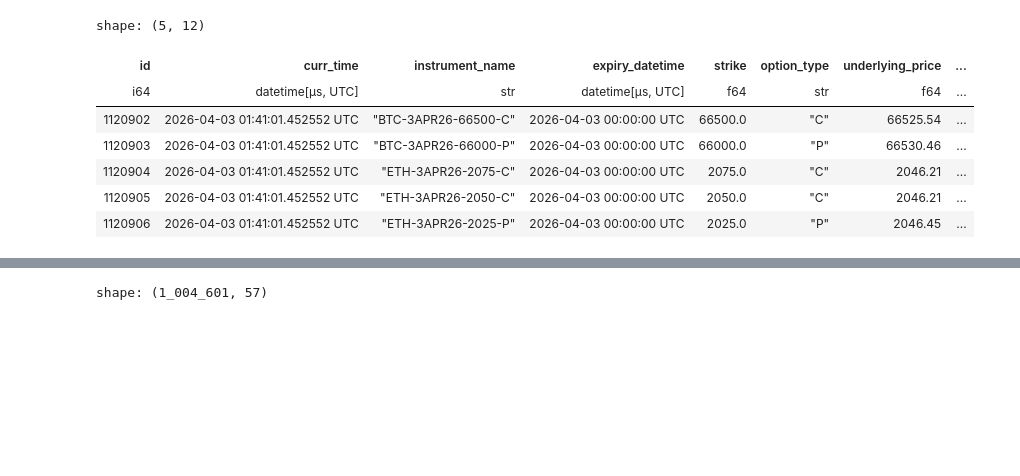
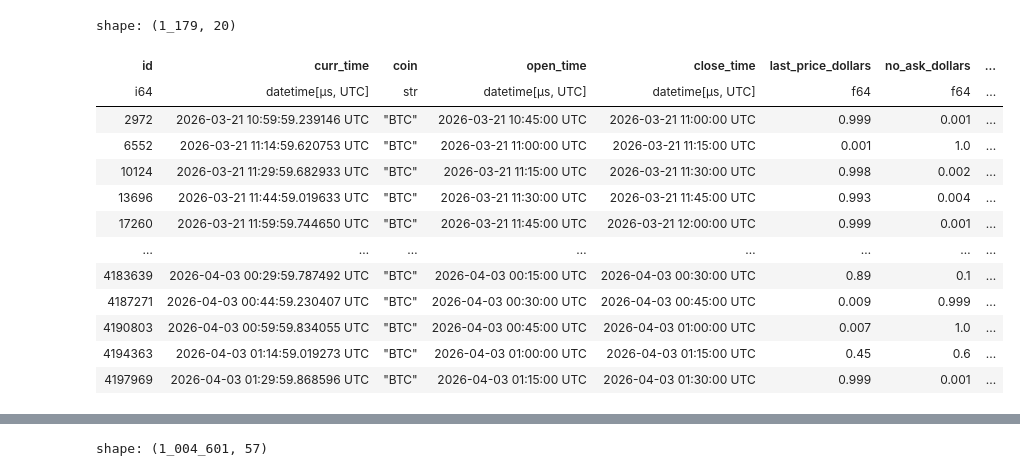
Before and after one commit to erxcshi/crypto_pred_market, a Jupyter notebook: data_gather/cleaning.ipynb, the cells around one changed output, grey strips where cells are left out. Cells and saved outputs as stored; diff of their text form; code cells hidden in the pictures; blank space fills up the shorter version.

```diff
--- a/data_gather/cleaning.ipynb
+++ b/data_gather/cleaning.ipynb
@@ -107,11 +91,0 @@ shape: (1_183, 2)
-# %%
-btc_eth_options.tail()
-# %% [output]
-shape: (5, 12)
-| id | curr_time | instrument_name | expiry_datetime | strike | option_type | underlying_price | ... |
-| i64 | datetime[μs, UTC] | str | datetime[μs, UTC] | f64 | str | f64 | ... |
-| 1120902 | 2026-04-03 01:41:01.452552 UTC | "BTC-3APR26-66500-C" | 2026-04-03 00:00:00 UTC | 66500.0 | "C" | 66525.54 | ... |
-| 1120903 | 2026-04-03 01:41:01.452552 UTC | "BTC-3APR26-66000-P" | 2026-04-03 00:00:00 UTC | 66000.0 | "P" | 66530.46 | ... |
-| 1120904 | 2026-04-03 01:41:01.452552 UTC | "ETH-3APR26-2075-C" | 2026-04-03 00:00:00 UTC | 2075.0 | "C" | 2046.21 | ... |
-| 1120905 | 2026-04-03 01:41:01.452552 UTC | "ETH-3APR26-2050-C" | 2026-04-03 00:00:00 UTC | 2050.0 | "C" | 2046.21 | ... |
-| 1120906 | 2026-04-03 01:41:01.452552 UTC | "ETH-3APR26-2025-P" | 2026-04-03 00:00:00 UTC | 2025.0 | "P" | 2046.45 | ... |
@@ -129,0 +92,60 @@ kalshi = kalshi.filter(pl.col("time_diff_seconds").is_between(0.9, 1.1))
+# %%
+
+
+all_coins_kalshi = all_coins_kalshi.with_columns((pl.col('close_time') - pl.col('curr_time')).dt.total_seconds().alias('time_to_close'))
+all_coins_kalshi = all_coins_kalshi.unique(subset=["coin", "open_time", "close_time", "time_to_close"], keep="first").sort(["coin", "curr_time", "open_time", "close_time"])
+
+btc_kalshi = all_coins_kalshi.filter(pl.col('coin') == 'BTC').filter(pl.col('time_to_close') >= 0)
+btc_kalshi = btc_kalshi.with_columns(
+    pl.col("curr_time").shift(1).over(["coin", "open_time", "close_time"]).alias("prev_time")
+).with_columns(
+    (pl.col("curr_time") - pl.col("prev_time"))
+    .dt.total_seconds()
+    .alias("time_diff_seconds")
+)
+
+btc_kalshi = btc_kalshi.filter(pl.col("time_diff_seconds").is_between(0.9, 1.1))
+# df['time_diff_seconds'].value_counts()
+
+btc_kalshi = btc_kalshi.join_asof(btc_trades[['trade_time', 'price']], left_on='curr_time', right_on='trade_time', strategy='backward')
+# btc_kalshi = btc_kalshi.drop(['trade_time', 'time_diff_seconds', 'prev_time'])
+btc_kalshi = btc_kalshi.with_columns(
+    (pl.col("price") - pl.col("floor_strike")).alias("distance_from_strike")
+)
+
+btc_kalshi = btc_kalshi.with_columns(((pl.col('yes_ask_dollars') + pl.col('yes_bid_dollars'))/2).alias('yes_mid_dollars'))
+
+outcome_map = (
+    btc_kalshi
+    .sort("curr_time")
+    .group_by(['open_time', 'close_time'])
+    .agg(
+        pl.col("yes_mid_dollars").last().alias("last_mid_dollars")
+    )
+    .with_columns(
+        (pl.col("last_mid_dollars") > 0.5).cast(pl.Int8).alias("outcome")
+    )
+    .select(["open_time", "close_time", "outcome"])
+)
+
+btc_kalshi = btc_kalshi.join(outcome_map, left_on=['open_time', 'close_time'], right_on=['open_time', 'close_time'], how='left')
+btc_kalshi.head(10)
+
+btc_kalshi.filter(pl.col('time_to_close') == 0)
+# btc_kalshi.filter((pl.col("time_to_close") == 0) & (((pl.col("outcome") == 0) & (pl.col("price") > 0)) | ((pl.col("outcome") == 1) & (pl.col("price") < 0)))).height
+btc_kalshi.filter(pl.col('time_to_close') == 0)
+# %% [output]
+shape: (1_179, 20)
+| id | curr_time | coin | open_time | close_time | last_price_dollars | no_ask_dollars | ... |
+| i64 | datetime[μs, UTC] | str | datetime[μs, UTC] | datetime[μs, UTC] | f64 | f64 | ... |
+| 2972 | 2026-03-21 10:59:59.239146 UTC | "BTC" | 2026-03-21 10:45:00 UTC | 2026-03-21 11:00:00 UTC | 0.999 | 0.001 | ... |
+| 6552 | 2026-03-21 11:14:59.620753 UTC | "BTC" | 2026-03-21 11:00:00 UTC | 2026-03-21 11:15:00 UTC | 0.001 | 1.0 | ... |
+| 10124 | 2026-03-21 11:29:59.682933 UTC | "BTC" | 2026-03-21 11:15:00 UTC | 2026-03-21 11:30:00 UTC | 0.998 | 0.002 | ... |
+| 13696 | 2026-03-21 11:44:59.019633 UTC | "BTC" | 2026-03-21 11:30:00 UTC | 2026-03-21 11:45:00 UTC | 0.993 | 0.004 | ... |
+| 17260 | 2026-03-21 11:59:59.744650 UTC | "BTC" | 2026-03-21 11:45:00 UTC | 2026-03-21 12:00:00 UTC | 0.999 | 0.001 | ... |
+| … | … | … | … | … | … | … | ... |
+| 4183639 | 2026-04-03 00:29:59.787492 UTC | "BTC" | 2026-04-03 00:15:00 UTC | 2026-04-03 00:30:00 UTC | 0.89 | 0.1 | ... |
+| 4187271 | 2026-04-03 00:44:59.230407 UTC | "BTC" | 2026-04-03 00:30:00 UTC | 2026-04-03 00:45:00 UTC | 0.009 | 0.999 | ... |
+| 4190803 | 2026-04-03 00:59:59.834055 UTC | "BTC" | 2026-04-03 00:45:00 UTC | 2026-04-03 01:00:00 UTC | 0.007 | 1.0 | ... |
+| 4194363 | 2026-04-03 01:14:59.019273 UTC | "BTC" | 2026-04-03 01:00:00 UTC | 2026-04-03 01:15:00 UTC | 0.45 | 0.6 | ... |
+| 4197969 | 2026-04-03 01:29:59.868596 UTC | "BTC" | 2026-04-03 01:15:00 UTC | 2026-04-03 01:30:00 UTC | 0.999 | 0.001 | ... |
```
Also changed, not shown: parts of 15 cells of this notebook, 4 other files.
